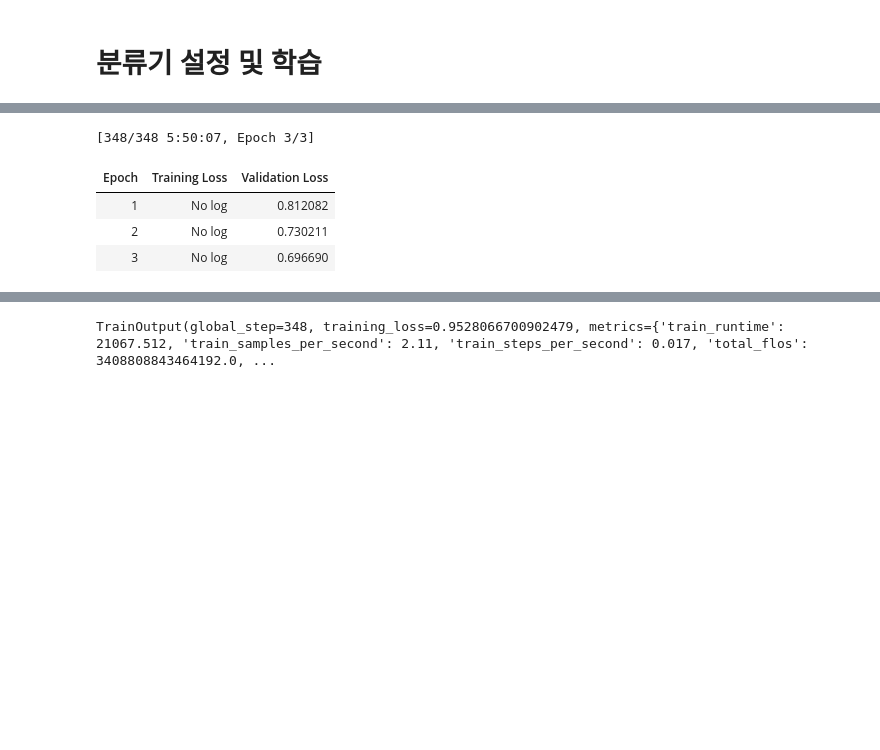
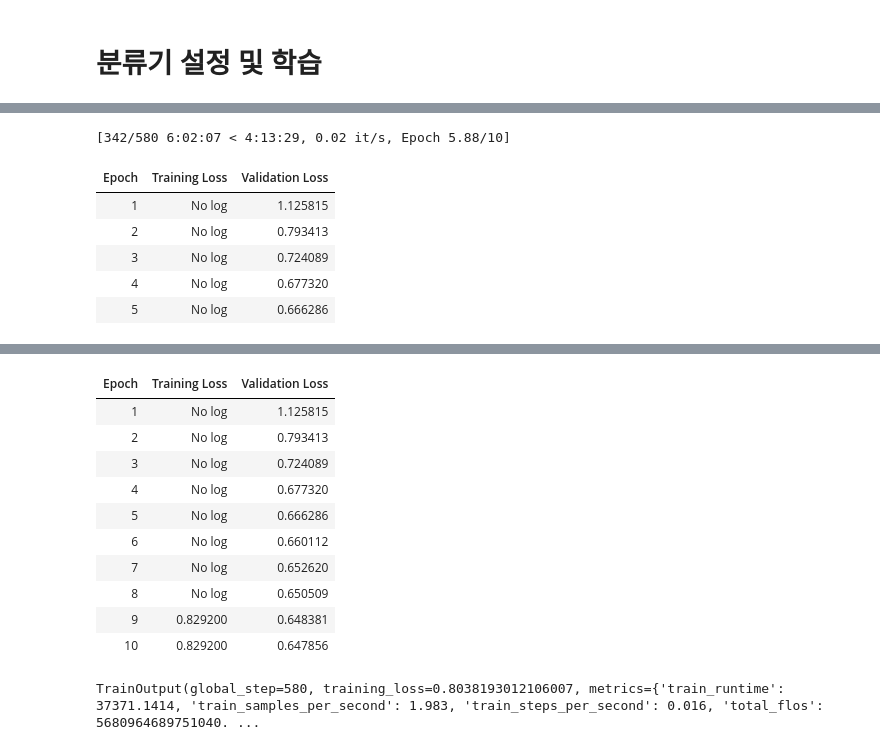
Before and after one commit to CSID-DGU/2024-02-CSC4004-3-2-DeepGuard, a Jupyter notebook: bart.ipynb, the cells around one changed output, grey strips where cells are left out. Cells and saved outputs as stored; diff of their text form; code cells hidden in the pictures; blank space fills up the shorter version.

```diff
--- a/bart.ipynb
+++ b/bart.ipynb
@@ -234,7 +234,7 @@ training_args = TrainingArguments(
     learning_rate=2e-5,
     per_device_train_batch_size=32,
     per_device_eval_batch_size=32,
-    num_train_epochs=3,
+    num_train_epochs=5,
     weight_decay=0.01,
     fp16=True,
     gradient_accumulation_steps=4,
@@ -255,7 +255,7 @@ training_args = TrainingArguments(
     learning_rate=2e-5,
     per_device_train_batch_size=32,
     per_device_eval_batch_size=32,
-    num_train_epochs=3,
+    num_train_epochs=10,
     weight_decay=0.01,
     fp16=True,
     gradient_accumulation_steps=4,
@@ -265,7 +265,7 @@ training_args = TrainingArguments(
 import random
 from torch.utils.data import Subset
 
-sample_size = int(len(train_dataset) * 0.2) #Corrected line
+sample_size = int(len(train_dataset) * 0.1) #Corrected line
 random_indices = random.sample(range(len(train_dataset)), sample_size)
 train_dataset = Subset(train_dataset, random_indices)
 
@@ -293,12 +293,14 @@ Requirement already satisfied: tokenizers<0.20,>=0.19 in /usr/local/lib/python3.
 Requirement already satisfied: tqdm>=4.27 in /usr/local/lib/python3.10/dist-packages (from transformers) (4.66.6)
 Requirement already satisfied: fsspec>=2023.5.0 in /usr/local/lib/python3.10/dist-packages (from huggingface-hub<1.0,>=0.23.2->transformers) (2024.9.0)
 ... (18 lines left out)
 Requirement already satisfied: charset-normalizer<4,>=2 in /usr/local/lib/python3.10/dist-packages (from requests->transformers) (3.4.0)
 Requirement already satisfied: idna<4,>=2.5 in /usr/local/lib/python3.10/dist-packages (from requests->transformers) (3.10)
 Requirement already satisfied: urllib3<3,>=1.21.1 in /usr/local/lib/python3.10/dist-packages (from requests->transformers) (2.2.3)
 Requirement already satisfied: certifi>=2017.4.17 in /usr/local/lib/python3.10/dist-packages (from requests->transformers) (2024.8.30)
-[348/348 5:50:07, Epoch 3/3]
+[342/580 6:02:07 < 4:13:29, 0.02 it/s, Epoch 5.88/10]
 | Epoch | Training Loss | Validation Loss |
-| 1 | No log | 0.812082 |
-| 2 | No log | 0.730211 |
-| 3 | No log | 0.696690 |
+| 1 | No log | 1.125815 |
+| 2 | No log | 0.793413 |
+| 3 | No log | 0.724089 |
+| 4 | No log | 0.677320 |
+| 5 | No log | 0.666286 |
@@ -307,4 +308,15 @@ Non-default generation parameters: {'early_stopping': True, 'num_beams': 4, 'no_
+| Epoch | Training Loss | Validation Loss |
+| 1 | No log | 1.125815 |
+| 2 | No log | 0.793413 |
+| 3 | No log | 0.724089 |
+| 4 | No log | 0.677320 |
+| 5 | No log | 0.666286 |
+| 6 | No log | 0.660112 |
+| 7 | No log | 0.652620 |
+| 8 | No log | 0.650509 |
+| 9 | 0.829200 | 0.648381 |
+| 10 | 0.829200 | 0.647856 |
-TrainOutput(global_step=348, training_loss=0.9528066700902479, metrics={'train_runtime': 21067.512, 'train_samples_per_second': 2.11, 'train_steps_per_second': 0.017, 'total_flos': 3408808843464192.0, ...
+TrainOutput(global_step=580, training_loss=0.8038193012106007, metrics={'train_runtime': 37371.1414, 'train_samples_per_second': 1.983, 'train_steps_per_second': 0.016, 'total_flos': 5680964689751040. ...
 # %%
 from sklearn.metrics import accuracy_score, classification_report
 import numpy as np
```
Also changed, not shown: parts of 4 cells of this notebook.
